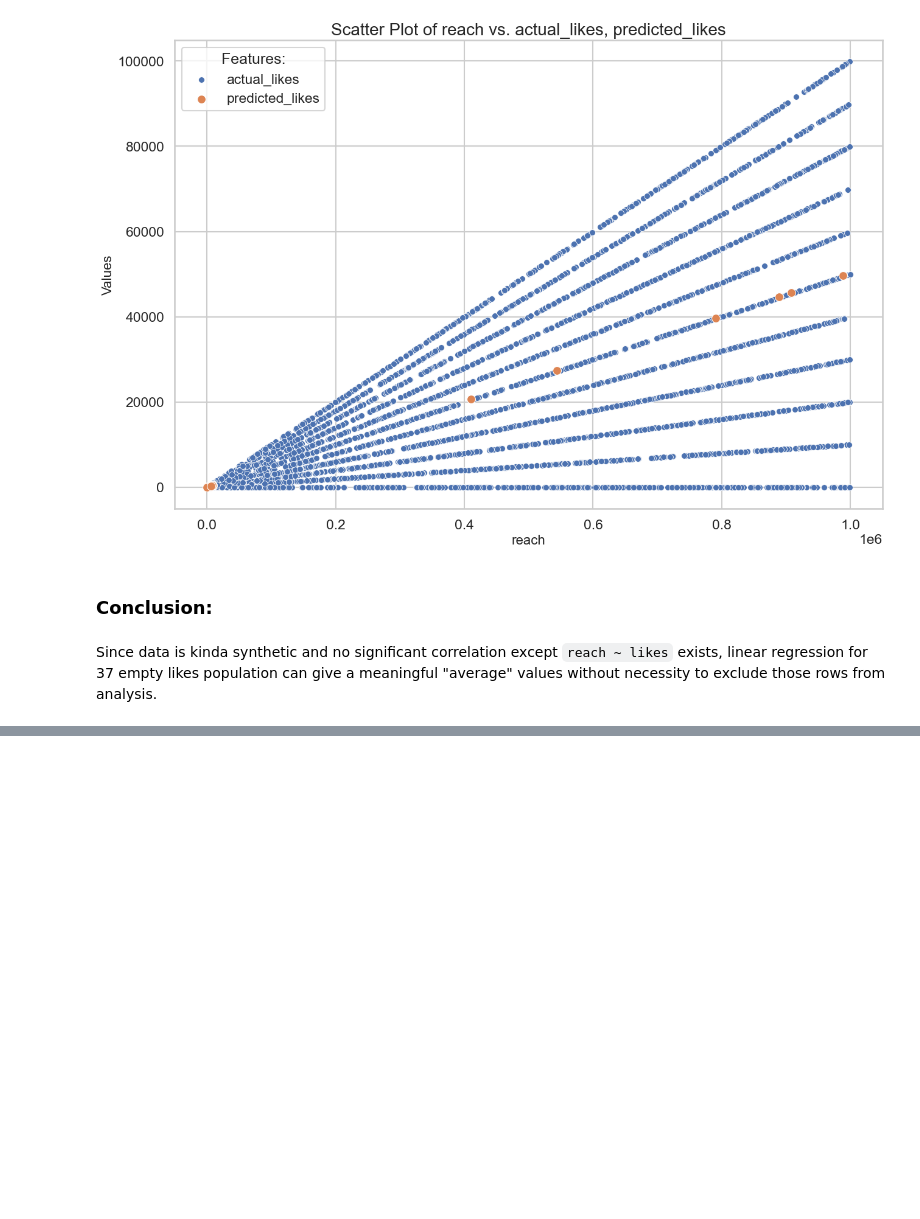
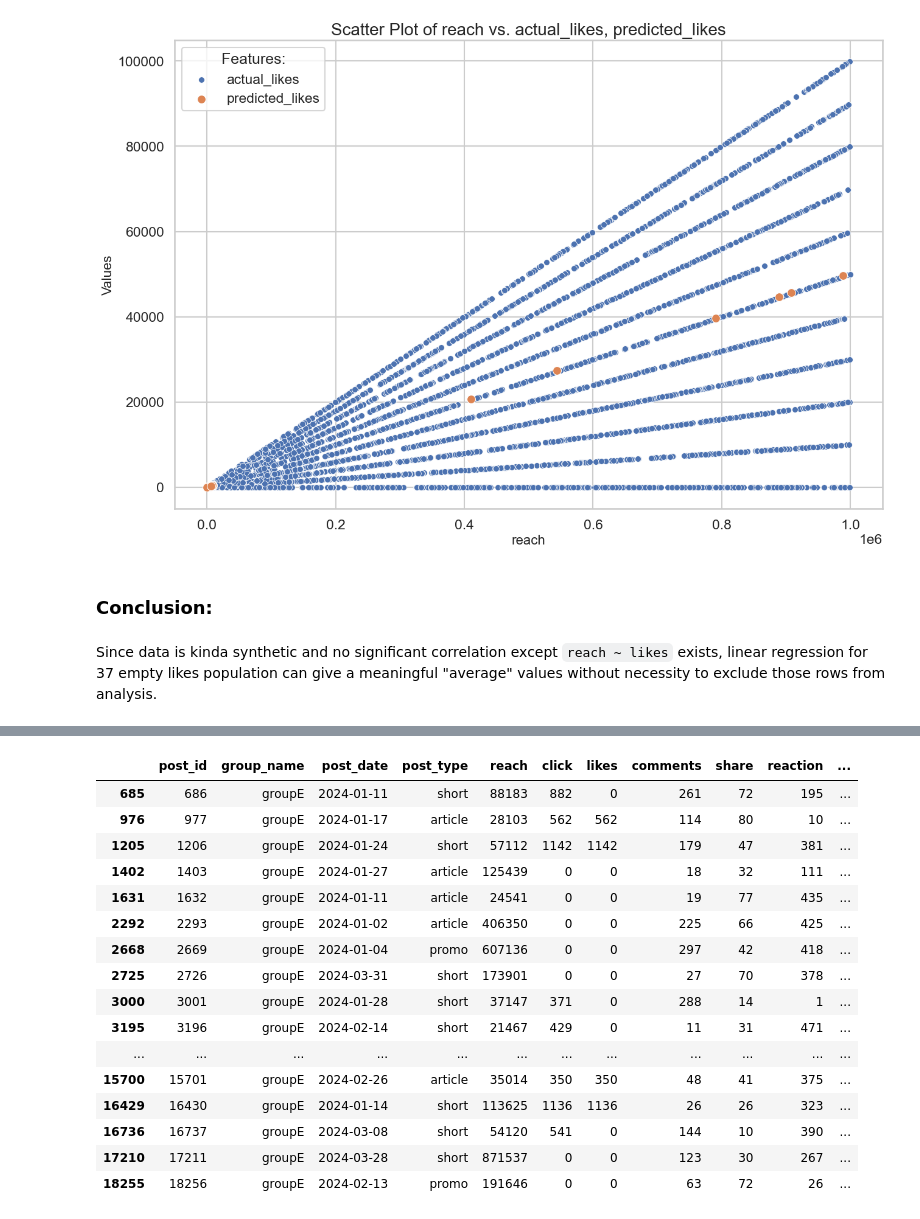
Before and after one commit to KKDD41/DA_Assignment_1, a Jupyter notebook: EDA.ipynb, the cells around one changed output, grey strips where cells are left out. Drawn from its saved outputs; the diff is of its cells as text; code cells hidden in the pictures; blank space fills up the shorter version.

Commit message:
EDA: outliers investigation and processing

```diff
--- a/EDA.ipynb
+++ b/EDA.ipynb
@@ -444,0 +450,4 @@ Since data is kinda synthetic and no significant correlation except `reach ~ lik
+# %%
+reach_outliers = get_outliers_IRQ(posts_and_group_df_filled_missing_values, "reach")
+likes_outliers = get_outliers_IRQ(posts_and_group_df_filled_missing_values, "likes")
+click_outliers = get_outliers_IRQ(posts_and_group_df_filled_missing_values, "click")
@@ -444,0 +524,22 @@ Since data is kinda synthetic and no significant correlation except `reach ~ lik
+# %%
+out1, out2, out3 = get_distinct_rows_from_dataframes([reach_outliers, likes_outliers, click_outliers])
+# %%
+out1 # reach
+# %% [output]
+|  | post_id | group_name | post_date | post_type | reach | click | likes | comments | share | reaction | ... |
+| 685 | 686 | groupE | 2024-01-11 | short | 88183 | 882 | 0 | 261 | 72 | 195 | ... |
+| 976 | 977 | groupE | 2024-01-17 | article | 28103 | 562 | 562 | 114 | 80 | 10 | ... |
+| 1205 | 1206 | groupE | 2024-01-24 | short | 57112 | 1142 | 1142 | 179 | 47 | 381 | ... |
+| 1402 | 1403 | groupE | 2024-01-27 | article | 125439 | 0 | 0 | 18 | 32 | 111 | ... |
+| 1631 | 1632 | groupE | 2024-01-11 | article | 24541 | 0 | 0 | 19 | 77 | 435 | ... |
+| 2292 | 2293 | groupE | 2024-01-02 | article | 406350 | 0 | 0 | 225 | 66 | 425 | ... |
+| 2668 | 2669 | groupE | 2024-01-04 | promo | 607136 | 0 | 0 | 297 | 42 | 418 | ... |
+| 2725 | 2726 | groupE | 2024-03-31 | short | 173901 | 0 | 0 | 27 | 70 | 378 | ... |
+| 3000 | 3001 | groupE | 2024-01-28 | short | 37147 | 371 | 0 | 288 | 14 | 1 | ... |
+| 3195 | 3196 | groupE | 2024-02-14 | short | 21467 | 429 | 0 | 11 | 31 | 471 | ... |
+| ... | ... | ... | ... | ... | ... | ... | ... | ... | ... | ... | ... |
+| 15700 | 15701 | groupE | 2024-02-26 | article | 35014 | 350 | 350 | 48 | 41 | 375 | ... |
+| 16429 | 16430 | groupE | 2024-01-14 | short | 113625 | 1136 | 1136 | 26 | 26 | 323 | ... |
+| 16736 | 16737 | groupE | 2024-03-08 | short | 54120 | 541 | 0 | 144 | 10 | 390 | ... |
+| 17210 | 17211 | groupE | 2024-03-28 | short | 871537 | 0 | 0 | 123 | 30 | 267 | ... |
+| 18255 | 18256 | groupE | 2024-02-13 | promo | 191646 | 0 | 0 | 63 | 72 | 26 | ... |
```
Also changed, not shown: parts of 14 cells of this notebook, 1 other file.
